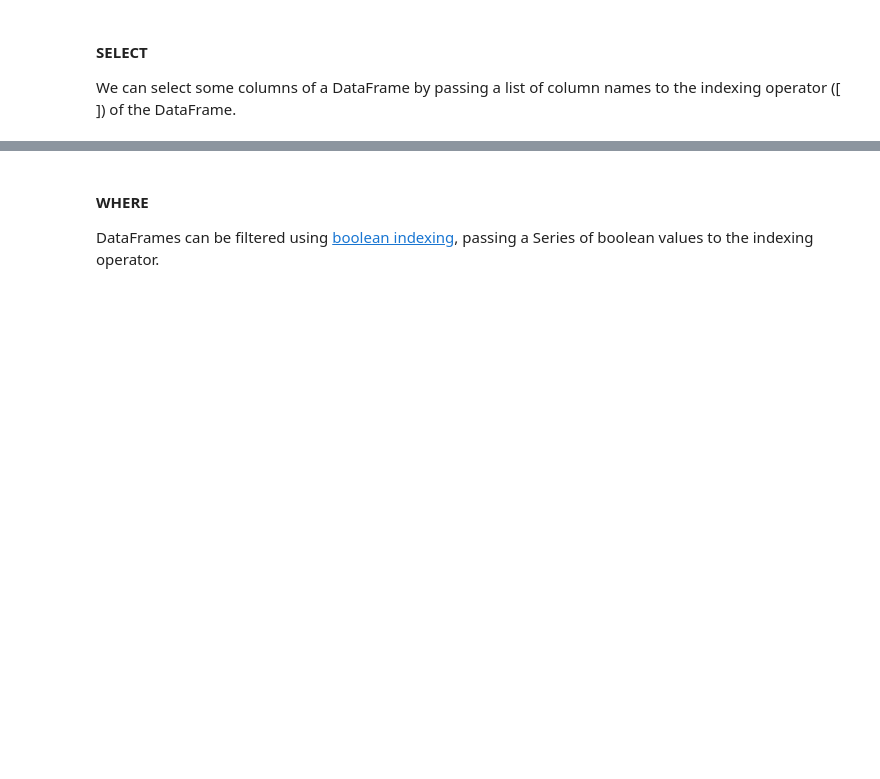
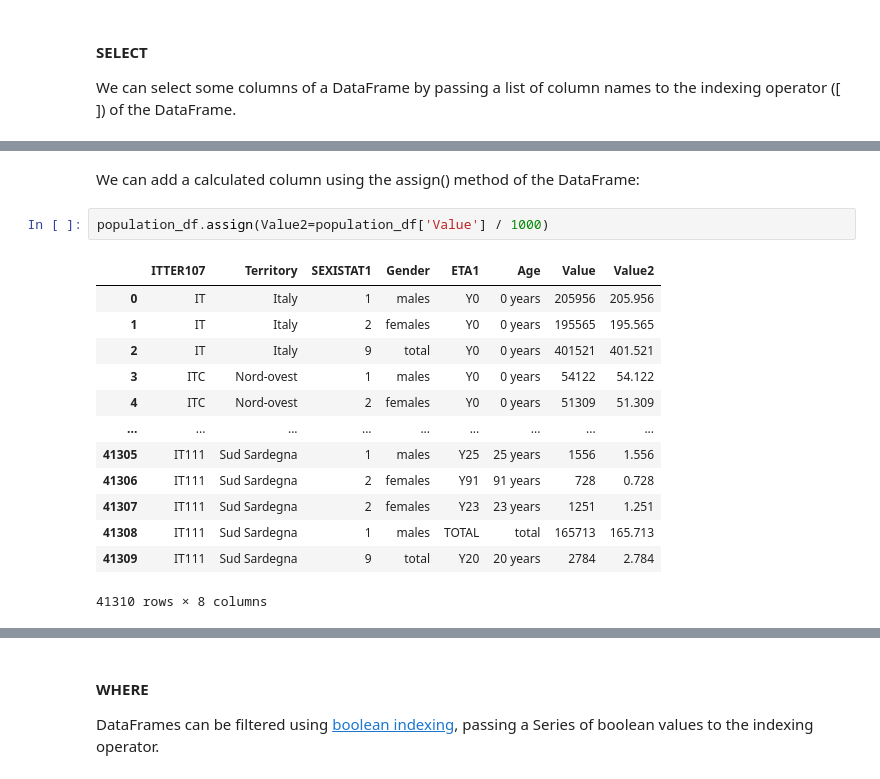
Before and after one commit to GiorgioBar/pandas, a Jupyter notebook: notebooks/SQL_like_queries_using_Pandas.ipynb, the cells around one changed output, grey strips where cells are left out. Cells and saved outputs as stored; diff of their text form; blank space fills up the shorter version.

```diff
--- a/notebooks/SQL_like_queries_using_Pandas.ipynb
+++ b/notebooks/SQL_like_queries_using_Pandas.ipynb
@@ -101,0 +99,18 @@ population_df[['Territory', 'Gender', 'Age', 'Value']].head(4)
+# %% [markdown]
+We can add a calculated column using the assign() method of the DataFrame:
+# %%
+population_df.assign(Value2=population_df['Value'] / 1000)
+# %% [output]
+|  | ITTER107 | Territory | SEXISTAT1 | Gender | ETA1 | Age | Value | Value2 |
+| 0 | IT | Italy | 1 | males | Y0 | 0 years | 205956 | 205.956 |
+| 1 | IT | Italy | 2 | females | Y0 | 0 years | 195565 | 195.565 |
+| 2 | IT | Italy | 9 | total | Y0 | 0 years | 401521 | 401.521 |
+| 3 | ITC | Nord-ovest | 1 | males | Y0 | 0 years | 54122 | 54.122 |
+| 4 | ITC | Nord-ovest | 2 | females | Y0 | 0 years | 51309 | 51.309 |
+| ... | ... | ... | ... | ... | ... | ... | ... | ... |
+| 41305 | IT111 | Sud Sardegna | 1 | males | Y25 | 25 years | 1556 | 1.556 |
+| 41306 | IT111 | Sud Sardegna | 2 | females | Y91 | 91 years | 728 | 0.728 |
+| 41307 | IT111 | Sud Sardegna | 2 | females | Y23 | 23 years | 1251 | 1.251 |
+| 41308 | IT111 | Sud Sardegna | 1 | males | TOTAL | total | 165713 | 165.713 |
+| 41309 | IT111 | Sud Sardegna | 9 | total | Y20 | 20 years | 2784 | 2.784 |
+41310 rows × 8 columns
```
Also changed, not shown: parts of 12 cells of this notebook.
